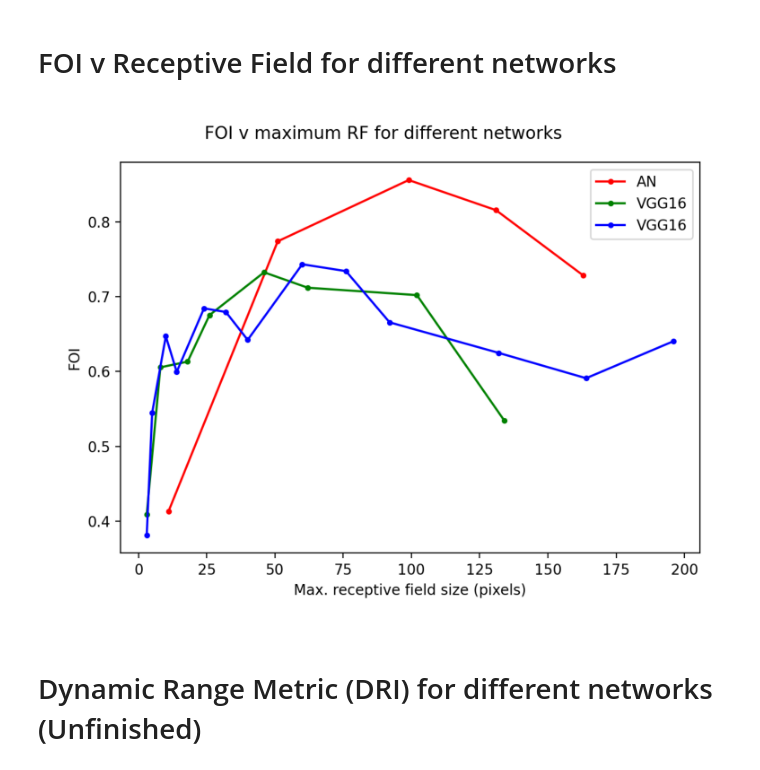
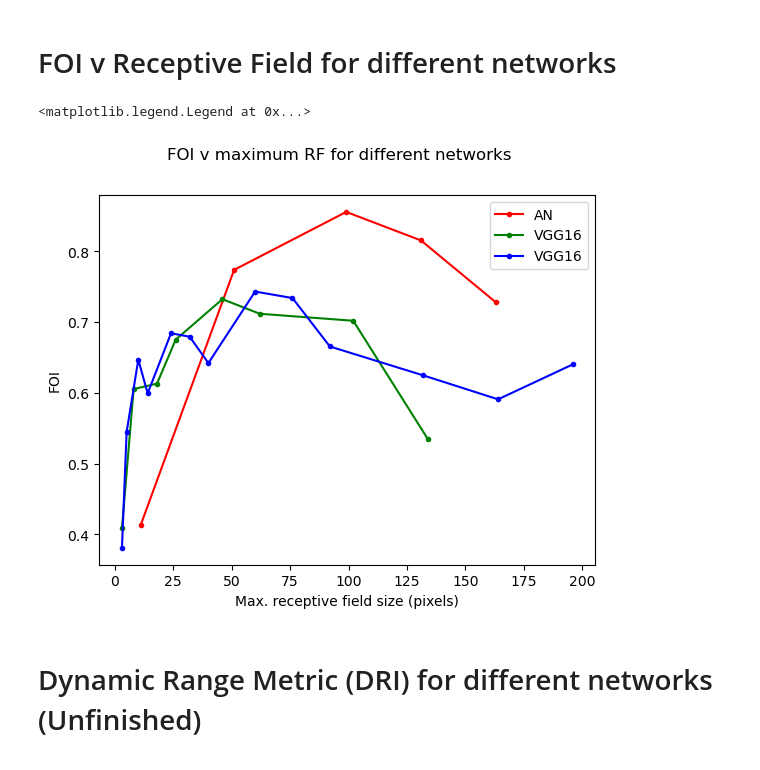
Before and after one commit to L24358/artiphisiology, a Jupyter notebook: main/reports/20230513_FOI.ipynb, the cells around one changed output. Cells and saved outputs as stored; diff of their text form; code cells hidden in the pictures.

```diff
--- a/main/reports/20230513_FOI.ipynb
+++ b/main/reports/20230513_FOI.ipynb
@@ -277,15 +263,47 @@ plt.tight_layout(); plt.show()
 [figure]
 # %% [markdown]
 # FOI v Receptive Field for different networks
-# %%
-image_path = "/home2/belleliu/artiphisiology/graphs/FOI_v_maxRF.png" # this is plotted using code elsewhere
-image = mpimg.imread(image_path)
-fig = plt.figure(dpi=150)
-plt.imshow(image)
-plt.axis('off')
-plt.show()
-# %% [output]
-[figure, removed]
+# %%
+def get_prs_wrap(mtype, hkeys):
+    xn, sz, lw, fg, bg = 227, 50, 1.5, 1.0, 0.0
+
+    # fill stimulus
+    fill = get_stimulus(1, xn=xn, sz=sz, lw=lw, fg=fg, bg=bg)
+    fname = lambda hkey: f"hkey={hkey}_fill=1_xn={xn}_sz={sz}_lw={lw}_fg={fg}_bg={bg}.npy"
+    R_fills = get_response_wrapper(hkeys, fill, fname, mtype=mtype)
+
+    # outline stimulus
+    outline = get_stimulus(0, xn=xn, sz=sz, lw=lw, fg=fg, bg=bg)
+    fname = lambda hkey: f"hkey={hkey}_fill=0_xn={xn}_sz={sz}_lw={lw}_fg={fg}_bg={bg}.npy"
+    R_outlines = get_response_wrapper(hkeys, outline, fname, mtype=mtype)
+
+    prs, resp = get_prs(R_fills, R_outlines, hkeys)
+    return prs, resp
+# %%
+device = "cuda:0"
+color = vis.color_generator(["r", "g", "b"])
+for mtype in ["AN", "VGG16", "VGG16b"]:
+    # load model, info and define parameters
+    if mtype == "AN": mfunc = mdl.get_alexnet; ldic = mdl.AN_layer
+    elif mtype == "VGG16": mfunc = mdl.get_vgg16; ldic = mdl.VGG16_layer
+    elif mtype == "VGG16b": mfunc = mdl.get_vgg16b; ldic = mdl.VGG16b_layer
+    hkeys = list(ldic.keys())
+    model = mfunc(hidden_keys=hkeys).to(device)
+
+    # obtain rf, foi
+    prs_an, resp_an = get_prs_wrap(mtype, hkeys)
+    rfs = get_RF(model)
+    foi = [prs_an[hkey][resp_an[hkey]].mean() for hkey in hkeys]
+    maxrf = [rfs[hkey] for hkey in hkeys]
+
+    label = "VGG11" if mtype == "VGG16" else mtype
+    label = "VGG16" if mtype == "VGG16b" else mtype
+    plt.plot(maxrf, foi, label=label, color=next(color), marker=".")
+plt.xlabel("Max. receptive field size (pixels)"); plt.ylabel("FOI"); plt.suptitle("FOI v maximum RF for different networks")
+plt.legend()
+# %% [output]
+<matplotlib.legend.Legend at 0x...>
+[figure, added]
 # %% [markdown]
 # Dynamic Range Metric (DRI) for different networks (Unfinished)
 # %%
```
Also changed, not shown: parts of 9 cells of this notebook, 6 other files.
